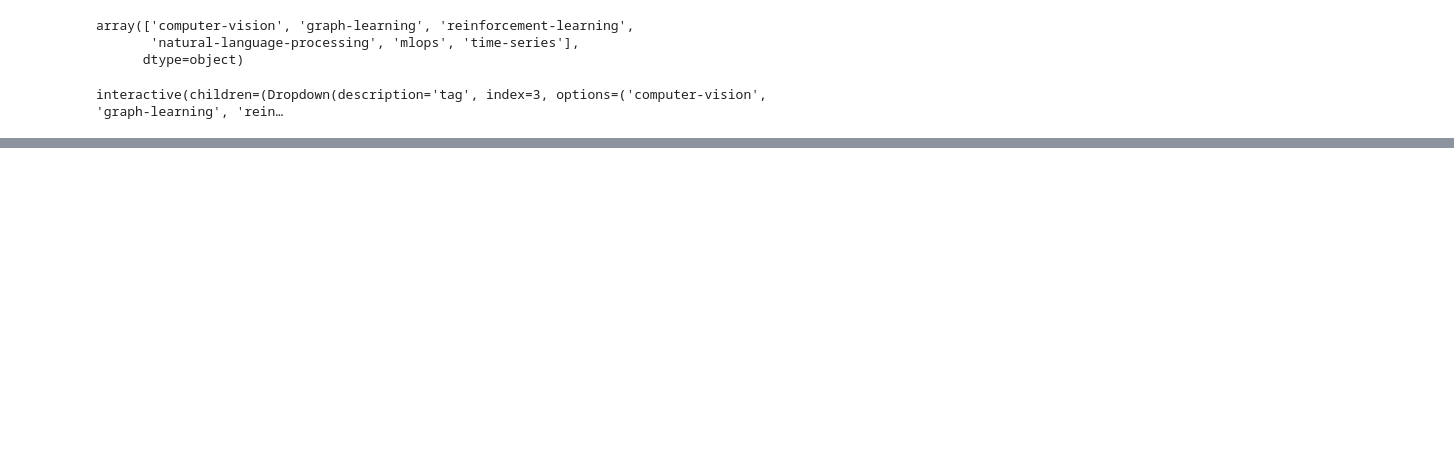
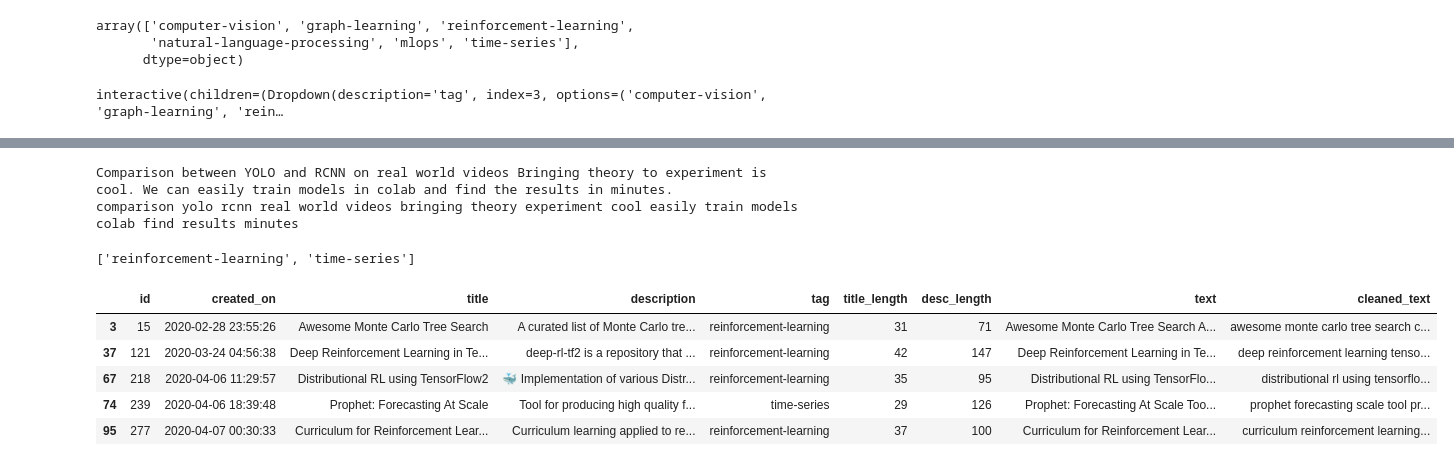
Before and after one commit to octave-ati/MLOps-Text-Classification, a Jupyter notebook: Notebook.ipynb, the cells around one changed output, grey strips where cells are left out. Drawn from its saved outputs; the diff is of its cells as text; code cells hidden in the pictures; blank space fills up the shorter version.

```diff
--- a/Notebook.ipynb
+++ b/Notebook.ipynb
@@ -126,0 +165,57 @@ interactive(children=(Dropdown(description='tag', index=3, options=('computer-vi
+# %%
+
+def clean_text(text, lower=True, stem=False, stopwords=STOPWORDS):
+    """Clean raw text."""
+    # Lower
+    if lower:
+        text = text.lower()
+
+    # Remove stopwords
+    if len(stopwords):
+        pattern = re.compile(r'\b(' + r"|".join(stopwords) + r")\b\s*")
+        text = pattern.sub('', text)
+
+    # Spacing and filters
+    text = re.sub(
+        r"([!\"'#$%&()*\+,-./:;<=>?@\\\[\]^_`{|}~])", r" \1 ", text
+    )  # add spacing between objects to be filtered
+    text = re.sub("[^A-Za-z0-9]+", " ", text)  # remove non alphanumeric chars
+    text = re.sub(" +", " ", text)  # remove multiple spaces
+    text = text.strip()  # strip white space at the ends
+
+    # Remove links
+    text = re.sub(r"http\S+", "", text)
+
+    # Stemming
+    if stem:
+        text = " ".join([stemmer.stem(word, to_lowercase=lower) for word in text.split(" ")])
+
+    return text
+# %%
+# Apply to dataframe
+df['cleaned_text'] = df.text.apply(clean_text, lower=True, stem=False)
+print (f"{df.text.values[0]}\n{df.cleaned_text.values[0]}")
+# %% [output]
+Comparison between YOLO and RCNN on real world videos Bringing theory to experiment is cool. We can easily train models in colab and find the results in minutes.
+comparison yolo rcnn real world videos bringing theory experiment cool easily train models colab find results minutes
+# %%
+import json
+#List of accepted tags (external constraint)
+ACCEPTED_TAGS = ["natural-language-processing", "computer-vision", "mlops", "graph-learning"]
+
+#Out of scope (OOS) tags
+oos_tags = [item for item in df.tag.unique() if item not in ACCEPTED_TAGS]
+oos_tags
+# %% [output]
+['reinforcement-learning', 'time-series']
+# %%
+# Samples with OOS tags
+oos_indices = df[df.tag.isin(oos_tags)].index
+df[df.tag.isin(oos_tags)].head()
+# %% [output]
+|  | id | created_on | title | description | tag | title_length | desc_length | text | cleaned_text |
+| 3 | 15 | 2020-02-28 23:55:26 | Awesome Monte Carlo Tree Search | A curated list of Monte Carlo tre... | reinforcement-learning | 31 | 71 | Awesome Monte Carlo Tree Search A... | awesome monte carlo tree search c... |
+| 37 | 121 | 2020-03-24 04:56:38 | Deep Reinforcement Learning in Te... | deep-rl-tf2 is a repository that ... | reinforcement-learning | 42 | 147 | Deep Reinforcement Learning in Te... | deep reinforcement learning tenso... |
+| 67 | 218 | 2020-04-06 11:29:57 | Distributional RL using TensorFlow2 | 🐳 Implementation of various Distr... | reinforcement-learning | 35 | 95 | Distributional RL using TensorFlo... | distributional rl using tensorflo... |
+| 74 | 239 | 2020-04-06 18:39:48 | Prophet: Forecasting At Scale | Tool for producing high quality f... | time-series | 29 | 126 | Prophet: Forecasting At Scale Too... | prophet forecasting scale tool pr... |
+| 95 | 277 | 2020-04-07 00:30:33 | Curriculum for Reinforcement Lear... | Curriculum learning applied to re... | reinforcement-learning | 37 | 100 | Curriculum for Reinforcement Lear... | curriculum reinforcement learning... |
```
Also changed, not shown: parts of 24 cells of this notebook.
